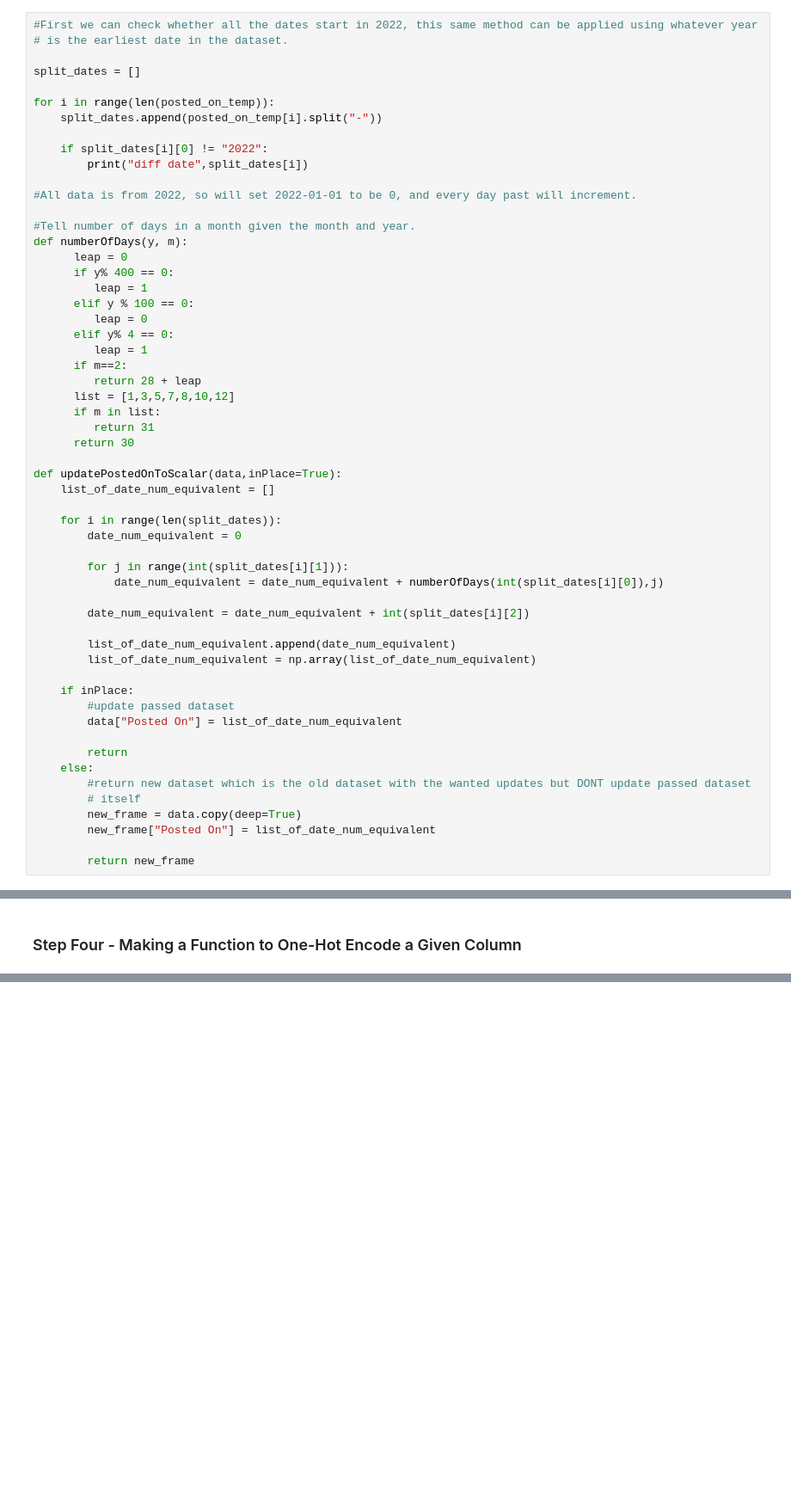
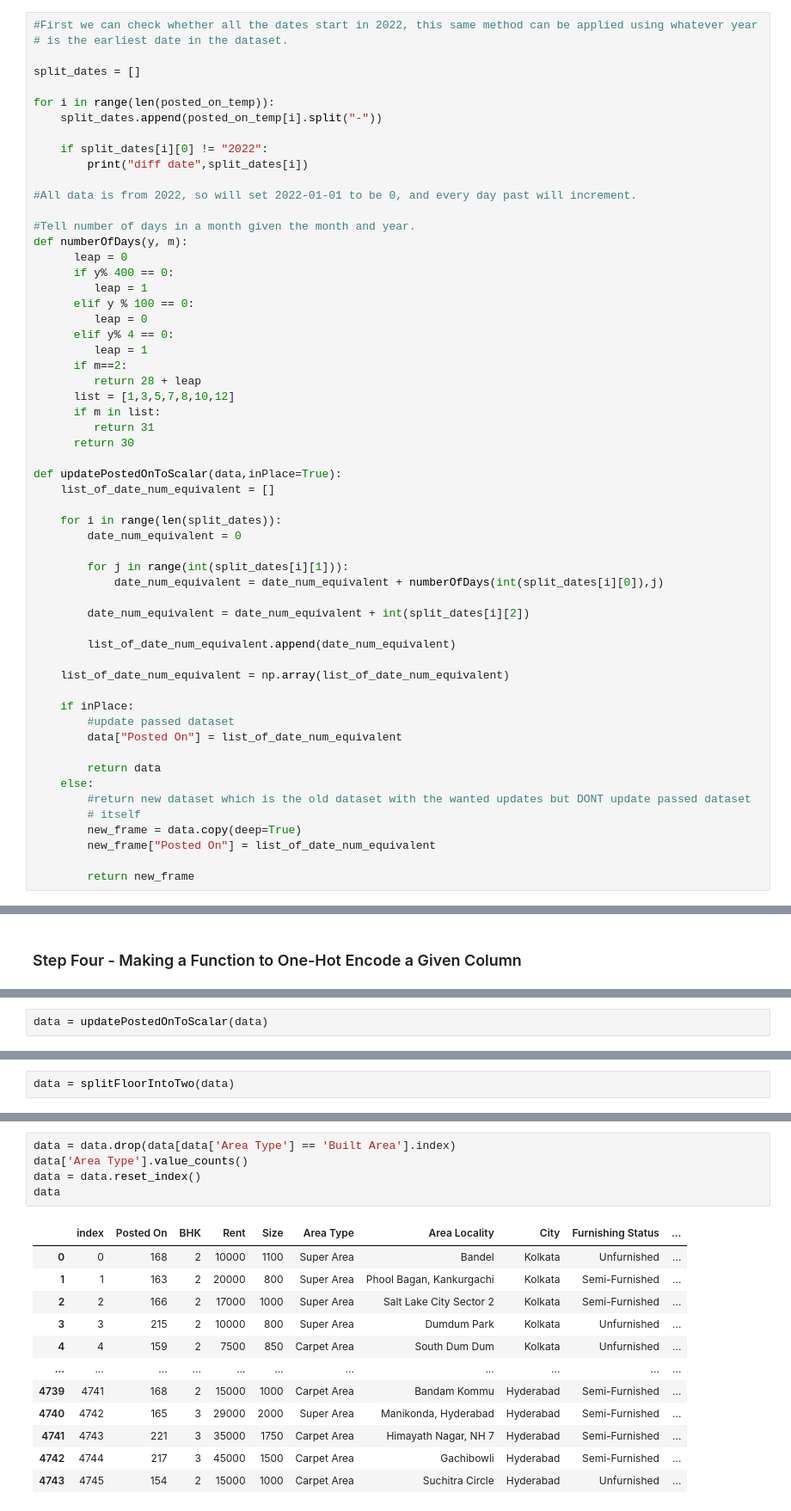
Before and after one commit to Rainmaker519/Housing_Price_Prediction, a Jupyter notebook: building_model_for_deploy_test.ipynb, the cells around one changed output, grey strips where cells are left out. Shown at 86% size. Cells and saved outputs as stored; diff of their text form; blank space fills up the shorter version.

Commit message:
Processed data up through preferred residents.

```diff
--- a/building_model_for_deploy_test.ipynb
+++ b/building_model_for_deploy_test.ipynb
@@ -495,13 +496,14 @@ def updatePostedOnToScalar(data,inPlace=True):
         date_num_equivalent = date_num_equivalent + int(split_dates[i][2])
 
         list_of_date_num_equivalent.append(date_num_equivalent)
-        list_of_date_num_equivalent = np.array(list_of_date_num_equivalent)
+
+    list_of_date_num_equivalent = np.array(list_of_date_num_equivalent)
 
     if inPlace:
         #update passed dataset
         data["Posted On"] = list_of_date_num_equivalent
 
-        return
+        return data
     else:
         #return new dataset which is the old dataset with the wanted updates but DONT update passed dataset
         # itself
@@ -607,0 +630,2 @@ def oneHotEncodeColumn(data,column_name,inPlace=True):
+# %%
+data = updatePostedOnToScalar(data)
@@ -607,0 +666,2 @@ def oneHotEncodeColumn(data,column_name,inPlace=True):
+# %%
+data = splitFloorIntoTwo(data)
@@ -607,0 +720,18 @@ def oneHotEncodeColumn(data,column_name,inPlace=True):
+# %%
+data = data.drop(data[data['Area Type'] == 'Built Area'].index)
+data['Area Type'].value_counts()
+data = data.reset_index()
+data
+# %% [output]
+|  | index | Posted On | BHK | Rent | Size | Area Type | Area Locality | City | Furnishing Status | ... |
+| 0 | 0 | 168 | 2 | 10000 | 1100 | Super Area | Bandel | Kolkata | Unfurnished | ... |
+| 1 | 1 | 163 | 2 | 20000 | 800 | Super Area | Phool Bagan, Kankurgachi | Kolkata | Semi-Furnished | ... |
+| 2 | 2 | 166 | 2 | 17000 | 1000 | Super Area | Salt Lake City Sector 2 | Kolkata | Semi-Furnished | ... |
+| 3 | 3 | 215 | 2 | 10000 | 800 | Super Area | Dumdum Park | Kolkata | Unfurnished | ... |
+| 4 | 4 | 159 | 2 | 7500 | 850 | Carpet Area | South Dum Dum | Kolkata | Unfurnished | ... |
+| ... | ... | ... | ... | ... | ... | ... | ... | ... | ... | ... |
+| 4739 | 4741 | 168 | 2 | 15000 | 1000 | Carpet Area | Bandam Kommu | Hyderabad | Semi-Furnished | ... |
+| 4740 | 4742 | 165 | 3 | 29000 | 2000 | Super Area | Manikonda, Hyderabad | Hyderabad | Semi-Furnished | ... |
+| 4741 | 4743 | 221 | 3 | 35000 | 1750 | Carpet Area | Himayath Nagar, NH 7 | Hyderabad | Semi-Furnished | ... |
+| 4742 | 4744 | 217 | 3 | 45000 | 1500 | Carpet Area | Gachibowli | Hyderabad | Semi-Furnished | ... |
+| 4743 | 4745 | 154 | 2 | 15000 | 1000 | Carpet Area | Suchitra Circle | Hyderabad | Unfurnished | ... |
```
Also changed, not shown: parts of 28 cells of this notebook.
